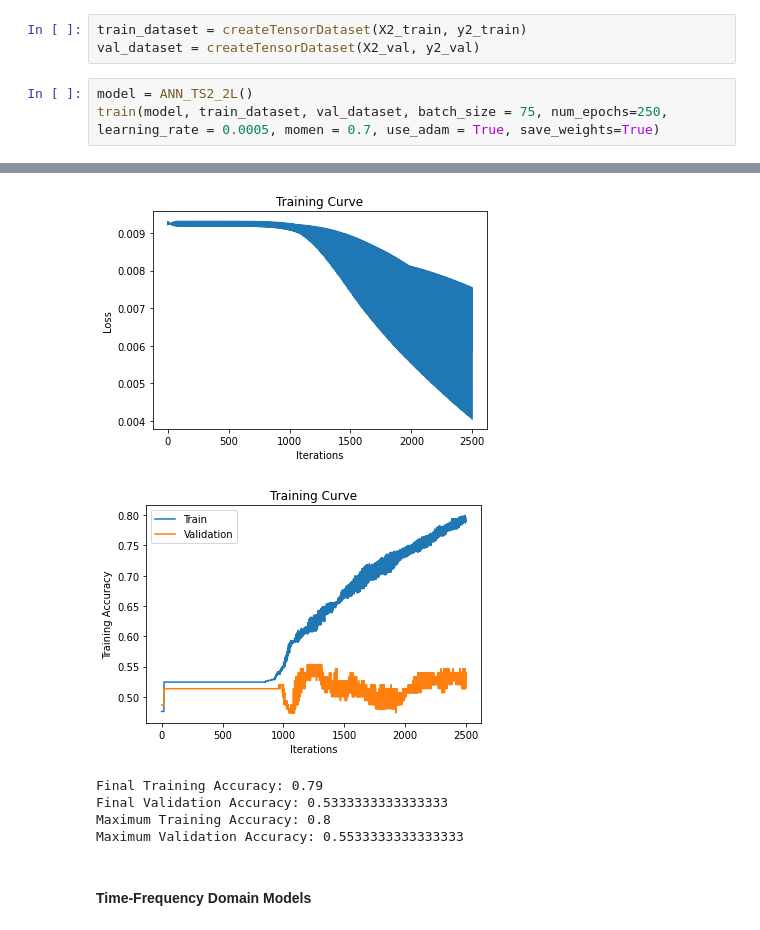
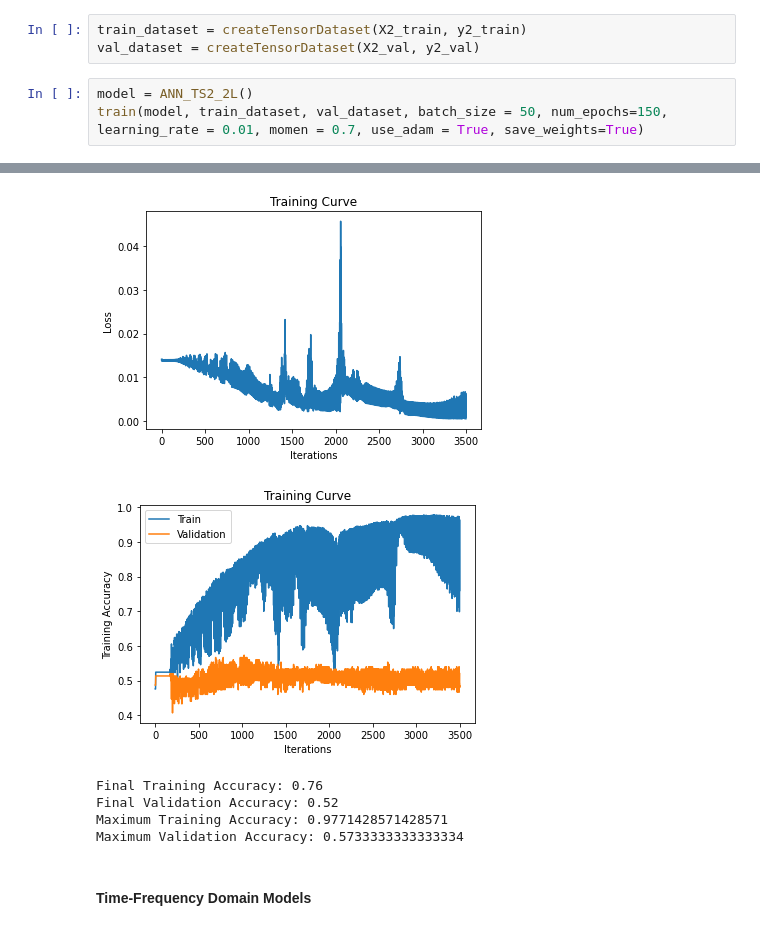
Before and after one commit to farhanwadia/EEGClassification, a Jupyter notebook: EEG_Classification_Model_Training.ipynb, the cells around one changed output, grey strips where cells are left out. Cells and saved outputs as stored; diff of their text form.

Commit message:
Trained models and saved best weights to local machine (60-65% val acc)

```diff
--- a/EEG_Classification_Model_Training.ipynb
+++ b/EEG_Classification_Model_Training.ipynb
@@ -790,5 +843,5 @@ train_dataset = createTensorDataset(X2_train, y2_train)
 val_dataset = createTensorDataset(X2_val, y2_val)
 # %%
 model = ANN_TS2_2L()
-train(model, train_dataset, val_dataset, batch_size = 75, num_epochs=250, learning_rate = 0.0005, momen = 0.7, use_adam = True, save_weights=True)
+train(model, train_dataset, val_dataset, batch_size = 50, num_epochs=150, learning_rate = 0.01, momen = 0.7, use_adam = True, save_weights=True)
 # %% [output]
@@ -812,9 +865,9 @@ Iteration:  2499 | Train Loss:  0.00405858318010966 | Train Accuracy:  0.79 | Va
-[figure, old version]
+[figure, new version]
-[figure, old version]
+[figure, new version]
-Final Training Accuracy: 0.79
-Final Validation Accuracy: 0.5333333333333333
-Maximum Training Accuracy: 0.8
-Maximum Validation Accuracy: 0.5533333333333333
+Final Training Accuracy: 0.76
+Final Validation Accuracy: 0.52
+Maximum Training Accuracy: 0.9771428571428571
+Maximum Validation Accuracy: 0.5733333333333334
 # %% [markdown]
 #### Time-Frequency Domain Models
 # %% [markdown]
```
Also changed, not shown: parts of 15 cells of this notebook.
